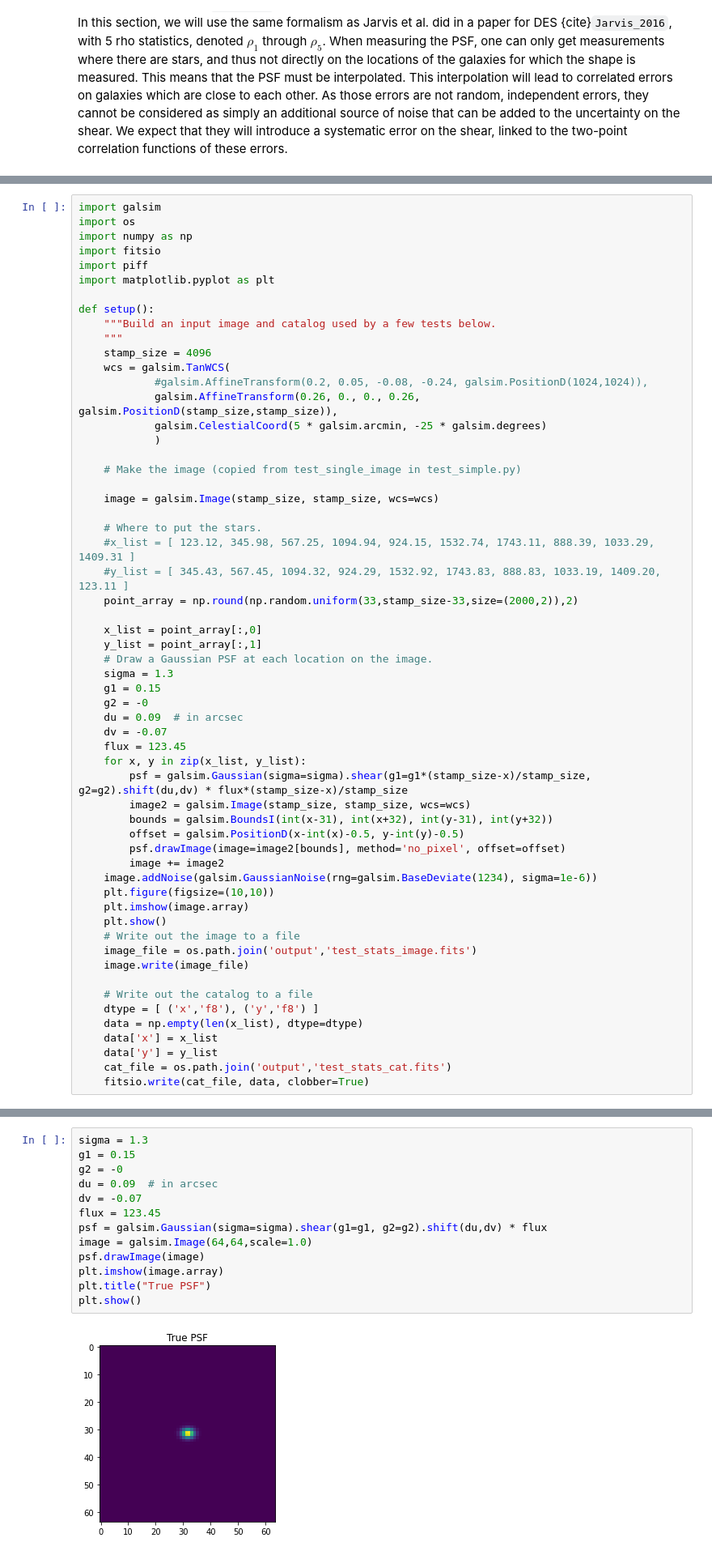
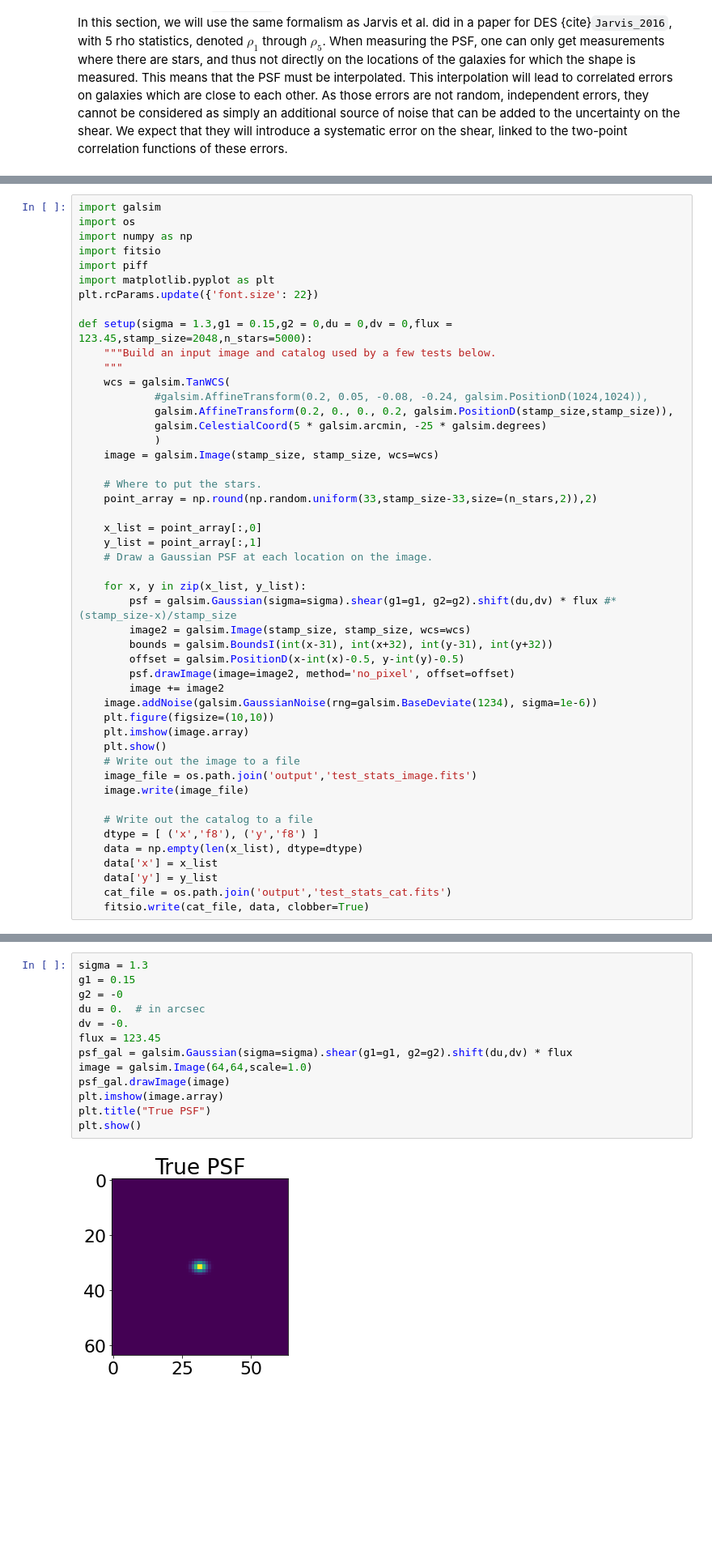
Before and after one commit to CosmoStat/Shear-and-PSF-Reading-Group, a Jupyter notebook: shearbook/psf/rho-statistics.ipynb, the cells around one changed output, grey strips where cells are left out. Shown: that part at 81% size. Saved outputs shown, nothing was run; the diff lists cells and outputs as text; blank space fills up the shorter version.

```diff
--- a/shearbook/psf/rho-statistics.ipynb
+++ b/shearbook/psf/rho-statistics.ipynb
@@ -70,41 +80,31 @@ import numpy as np
 import fitsio
 import piff
 import matplotlib.pyplot as plt
+plt.rcParams.update({'font.size': 22})
 
-def setup():
+def setup(sigma = 1.3,g1 = 0.15,g2 = 0,du = 0,dv = 0,flux = 123.45,stamp_size=2048,n_stars=5000):
     """Build an input image and catalog used by a few tests below.
     """
-    stamp_size = 4096
     wcs = galsim.TanWCS(
             #galsim.AffineTransform(0.2, 0.05, -0.08, -0.24, galsim.PositionD(1024,1024)),
-            galsim.AffineTransform(0.26, 0., 0., 0.26, galsim.PositionD(stamp_size,stamp_size)),
+            galsim.AffineTransform(0.2, 0., 0., 0.2, galsim.PositionD(stamp_size,stamp_size)),
             galsim.CelestialCoord(5 * galsim.arcmin, -25 * galsim.degrees)
             )
-
-    # Make the image (copied from test_single_image in test_simple.py)
-
     image = galsim.Image(stamp_size, stamp_size, wcs=wcs)
 
     # Where to put the stars.
-    #x_list = [ 123.12, 345.98, 567.25, 1094.94, 924.15, 1532.74, 1743.11, 888.39, 1033.29, 1409.31 ]
-    #y_list = [ 345.43, 567.45, 1094.32, 924.29, 1532.92, 1743.83, 888.83, 1033.19, 1409.20, 123.11 ]
-    point_array = np.round(np.random.uniform(33,stamp_size-33,size=(2000,2)),2)
+    point_array = np.round(np.random.uniform(33,stamp_size-33,size=(n_stars,2)),2)
 
     x_list = point_array[:,0]
     y_list = point_array[:,1]
     # Draw a Gaussian PSF at each location on the image.
-    sigma = 1.3
-    g1 = 0.15
-    g2 = -0
-    du = 0.09  # in arcsec
-    dv = -0.07
-    flux = 123.45
+
     for x, y in zip(x_list, y_list):
-        psf = galsim.Gaussian(sigma=sigma).shear(g1=g1*(stamp_size-x)/stamp_size, g2=g2).shift(du,dv) * flux*(stamp_size-x)/stamp_size
+        psf = galsim.Gaussian(sigma=sigma).shear(g1=g1, g2=g2).shift(du,dv) * flux #*(stamp_size-x)/stamp_size
         image2 = galsim.Image(stamp_size, stamp_size, wcs=wcs)
         bounds = galsim.BoundsI(int(x-31), int(x+32), int(y-31), int(y+32))
         offset = galsim.PositionD(x-int(x)-0.5, y-int(y)-0.5)
-        psf.drawImage(image=image2[bounds], method='no_pixel', offset=offset)
+        psf.drawImage(image=image2, method='no_pixel', offset=offset)
         image += image2
     image.addNoise(galsim.GaussianNoise(rng=galsim.BaseDeviate(1234), sigma=1e-6))
     plt.figure(figsize=(10,10))
@@ -243,16 +282,16 @@ plt.show()
 # %%
 sigma = 1.3
 g1 = 0.15
 g2 = -0
-du = 0.09  # in arcsec
-dv = -0.07
+du = 0.  # in arcsec
+dv = -0.
 flux = 123.45
-psf = galsim.Gaussian(sigma=sigma).shear(g1=g1, g2=g2).shift(du,dv) * flux
+psf_gal = galsim.Gaussian(sigma=sigma).shear(g1=g1, g2=g2).shift(du,dv) * flux
 image = galsim.Image(64,64,scale=1.0)
-psf.drawImage(image)
+psf_gal.drawImage(image)
 plt.imshow(image.array)
 plt.title("True PSF")
 plt.show()
 # %% [output]
-[figure, old version]
+[figure, new version]
 # %%
```
Also changed, not shown: parts of 13 cells of this notebook.
